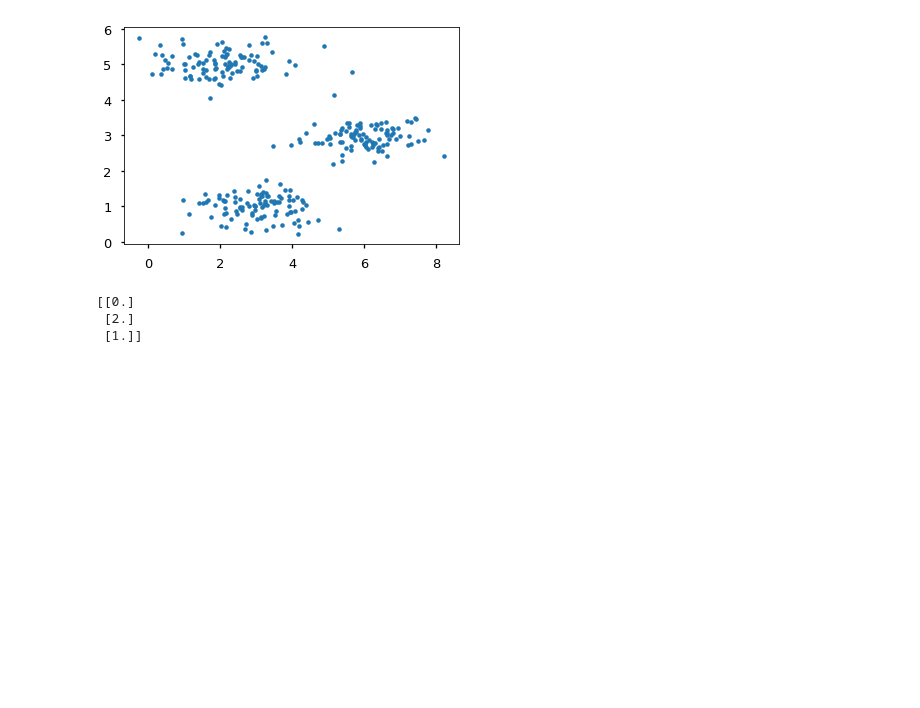
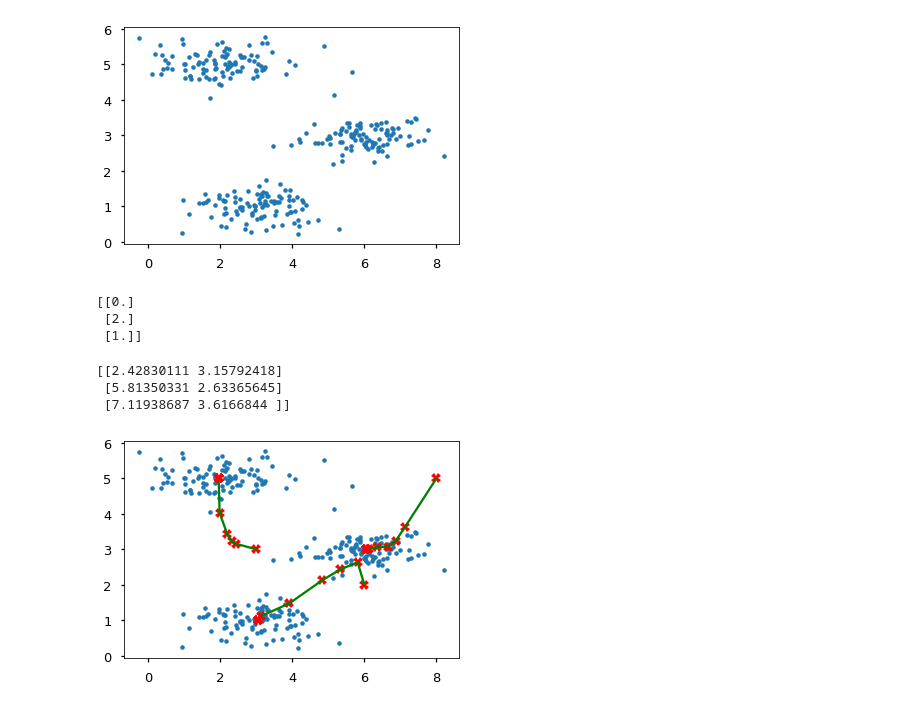
Before and after one commit to iamcuigang/ipy_sci, a Jupyter notebook: ML_AndrewNg/ex7.ipynb, the cells around one changed output. Saved outputs shown, nothing was run; the diff lists cells and outputs as text; code cells hidden in the pictures; blank space fills up the shorter version.

```diff
--- a/ML_AndrewNg/ex7.ipynb
+++ b/ML_AndrewNg/ex7.ipynb
@@ -44,3 +47,51 @@ print idx[:3]   ### 0,2,1
 [[0.]
  [2.]
  [1.]]
+# %%
+def computeCentroids(X, idx, K):
+    m, n = X.shape
+    centroids = np.zeros([K, n])
+    for i in xrange(K):
+        centroids[i] = X[np.where(idx==i)[0]].mean(axis=0)
+    return centroids
+# %%
+centroids = computeCentroids(X, idx, K)
+print centroids
+### 2.428301, 3.157924
+### 5.813503, 2.633656
+### 7.119387, 3.616684
+# %% [output]
+[[2.42830111 3.15792418]
+ [5.81350331 2.63365645]
+ [7.11938687 3.6166844 ]]
+# %%
+# import matplotlib.lines as lines
+def plotProgresskMeans(centroids, previous, ax):
+    plt.plot(centroids[:, 0], centroids[:, 1], 'rX');
+    for i in xrange(len(centroids)):
+        x1 = [centroids[i,0], previous[i,0]]
+        x2 = [centroids[i,1], previous[i,1]]
+        plt.plot(x1, x2, 'g');
+#         line = lines.Line2D(x1, x2)
+#         ax.add_line(line);
+
+def runkMeans(X, initial_centroids, max_iters):
+    m, n = X.shape
+    K = len(initial_centroids)
+    centroids = initial_centroids
+    previous_centroids = centroids
+    idx = np.zeros([m, 1])
+    fig, ax = plt.subplots()
+    plotData(X)
+    plt.plot(centroids[:, 0], centroids[:, 1], 'rX');
+    for i in xrange(max_iters):
+        idx = findClosestCentroids(X, centroids)
+        previous_centroids = centroids
+        centroids = computeCentroids(X, idx, K)
+        plotProgresskMeans(centroids, previous_centroids, ax)
+    return centroids, idx
+# %%
+max_iters = 10
+centroids, idx = runkMeans(X, initial_centroids, max_iters)
+# %% [output]
+[figure, added]
```
Also changed, not shown: parts of 1 cell of this notebook, 3 other files.
